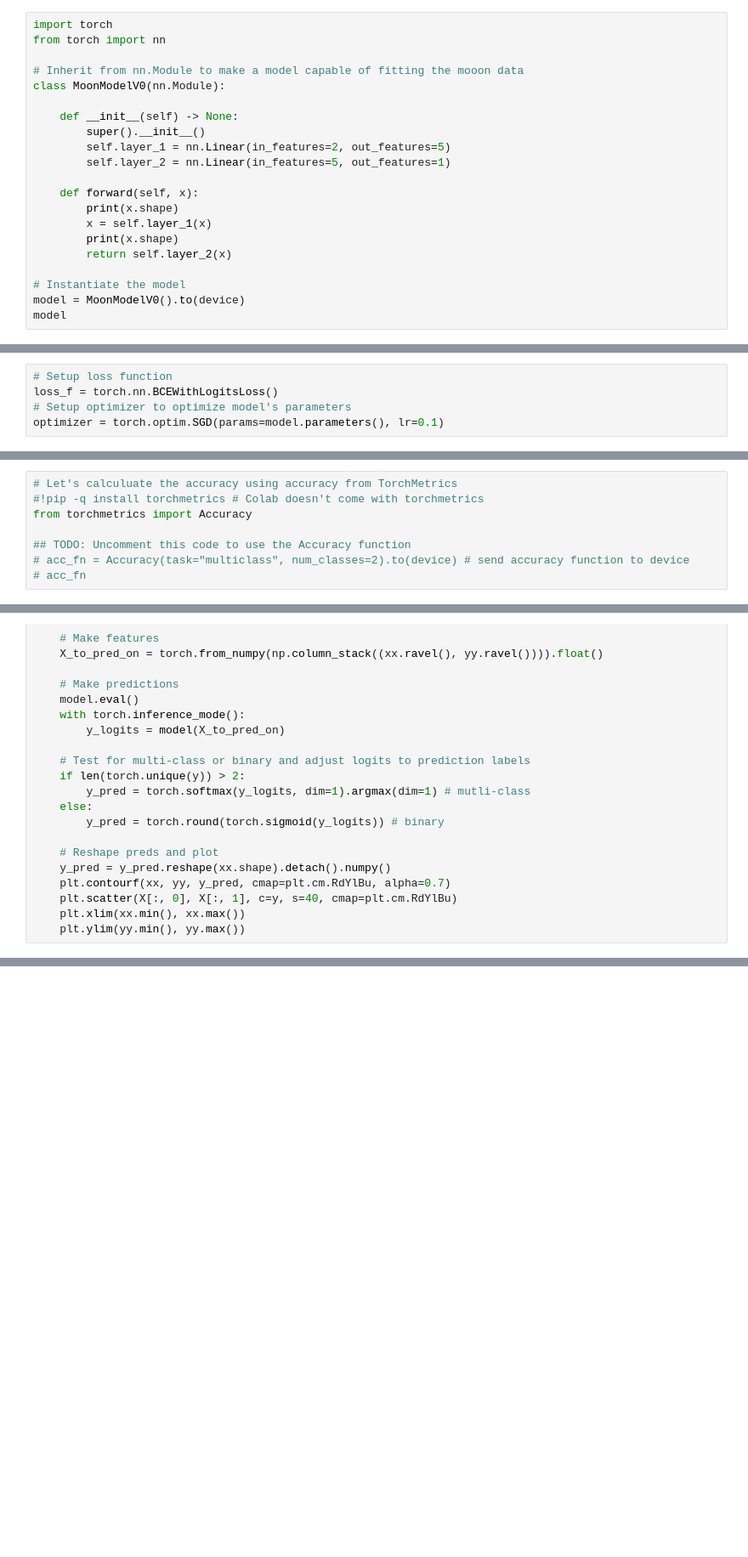
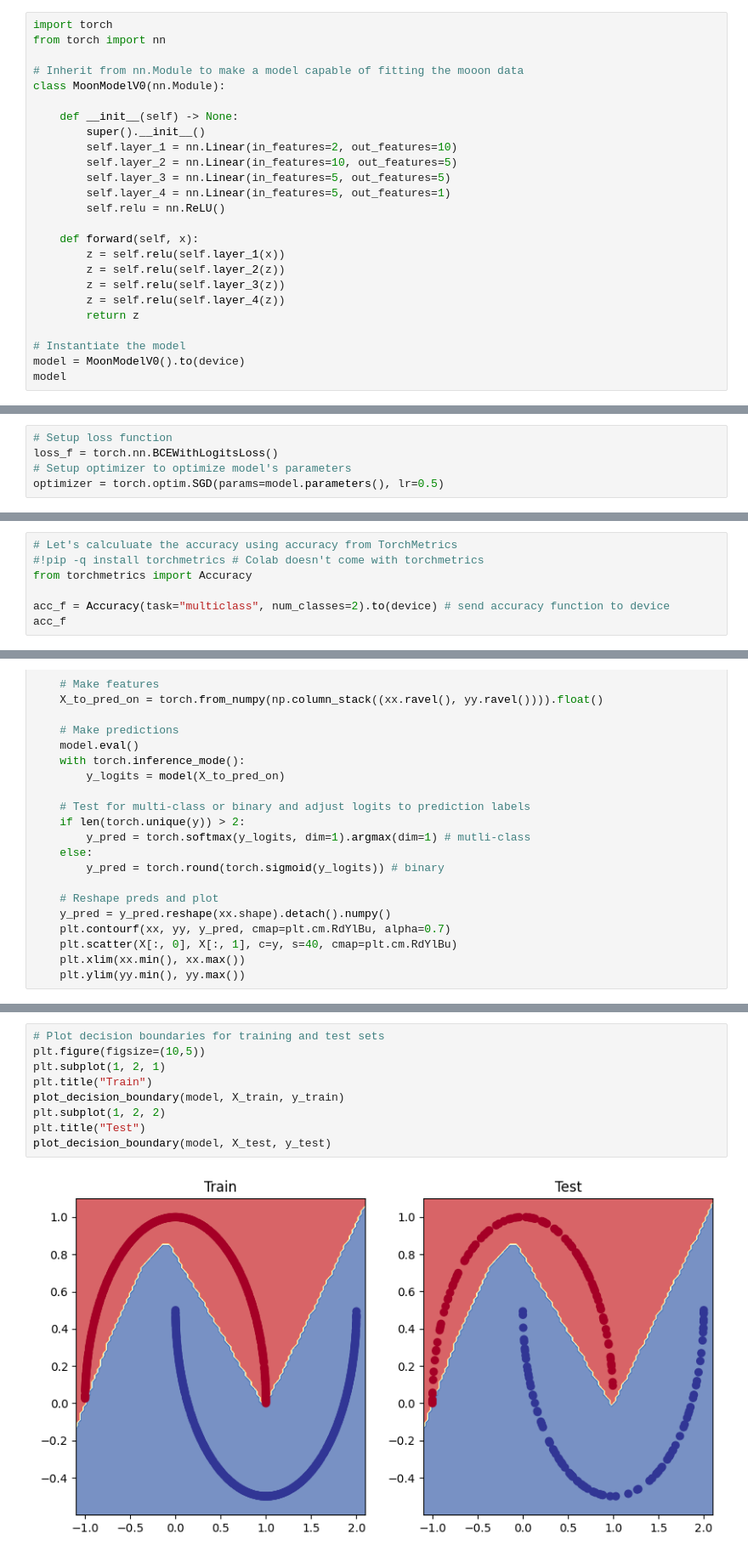
Before and after one commit to PI0nk/pytorch-deep-learning, a Jupyter notebook: extras/exercises/02_pytorch_classification_exercises.ipynb, the cells around one changed output, grey strips where cells are left out. Shown at 85% size. Saved outputs shown, nothing was run; the diff lists cells and outputs as text; blank space fills up the shorter version.

```diff
--- a/extras/exercises/02_pytorch_classification_exercises.ipynb
+++ b/extras/exercises/02_pytorch_classification_exercises.ipynb
@@ -74,14 +74,18 @@ class MoonModelV0(nn.Module):
 
     def __init__(self) -> None:
         super().__init__()
-        self.layer_1 = nn.Linear(in_features=2, out_features=5)
-        self.layer_2 = nn.Linear(in_features=5, out_features=1)
+        self.layer_1 = nn.Linear(in_features=2, out_features=10)
+        self.layer_2 = nn.Linear(in_features=10, out_features=5)
+        self.layer_3 = nn.Linear(in_features=5, out_features=5)
+        self.layer_4 = nn.Linear(in_features=5, out_features=1)
+        self.relu = nn.ReLU()
 
     def forward(self, x):
-        print(x.shape)
-        x = self.layer_1(x)
-        print(x.shape)
-        return self.layer_2(x)
+        z = self.relu(self.layer_1(x))
+        z = self.relu(self.layer_2(z))
+        z = self.relu(self.layer_3(z))
+        z = self.relu(self.layer_4(z))
+        return z
 
 # Instantiate the model
 model = MoonModelV0().to(device)
@@ -97,7 +104,7 @@ MoonModelV0(
 # Setup loss function
 loss_f = torch.nn.BCEWithLogitsLoss()
 # Setup optimizer to optimize model's parameters
-optimizer = torch.optim.SGD(params=model.parameters(), lr=0.1)
+optimizer = torch.optim.SGD(params=model.parameters(), lr=0.5)
 # %% [markdown]
 ## 4. Create a training and testing loop to fit the model you created in 2 to the data you created in 1.
   * Do a forward pass of the model to see what's coming out in the form of logits, prediction probabilities and labels.
@@ -147,6 +153,5 @@ Logits:tensor([[-2.9611e-01],
 #!pip -q install torchmetrics # Colab doesn't come with torchmetrics
 from torchmetrics import Accuracy
 
-## TODO: Uncomment this code to use the Accuracy function
-# acc_fn = Accuracy(task="multiclass", num_classes=2).to(device) # send accuracy function to device
-# acc_fn
+acc_f = Accuracy(task="multiclass", num_classes=2).to(device) # send accuracy function to device
+acc_f
@@ -244,3 +284,14 @@ def plot_decision_boundary(model, X, y):
+# %%
+# Plot decision boundaries for training and test sets
+plt.figure(figsize=(10,5))
+plt.subplot(1, 2, 1)
+plt.title("Train")
+plot_decision_boundary(model, X_train, y_train)
+plt.subplot(1, 2, 2)
+plt.title("Test")
+plot_decision_boundary(model, X_test, y_test)
+# %% [output]
+[figure, added]
 # %% [markdown]
 ## 6. Replicate the Tanh (hyperbolic tangent) activation function in pure PyTorch.
   * Feel free to reference the [ML cheatsheet website](https://ml-cheatsheet.readthedocs.io/en/latest/activation_functions.html#tanh) for the formula.
```
Also changed, not shown: parts of 18 cells of this notebook, 2 other files.
